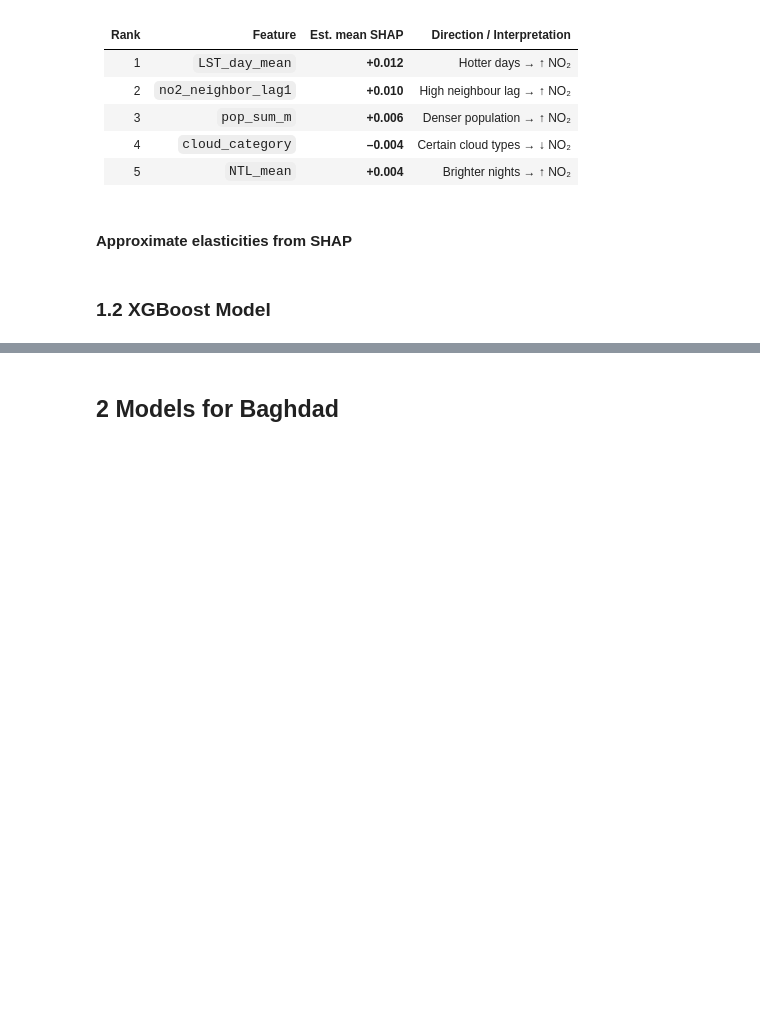
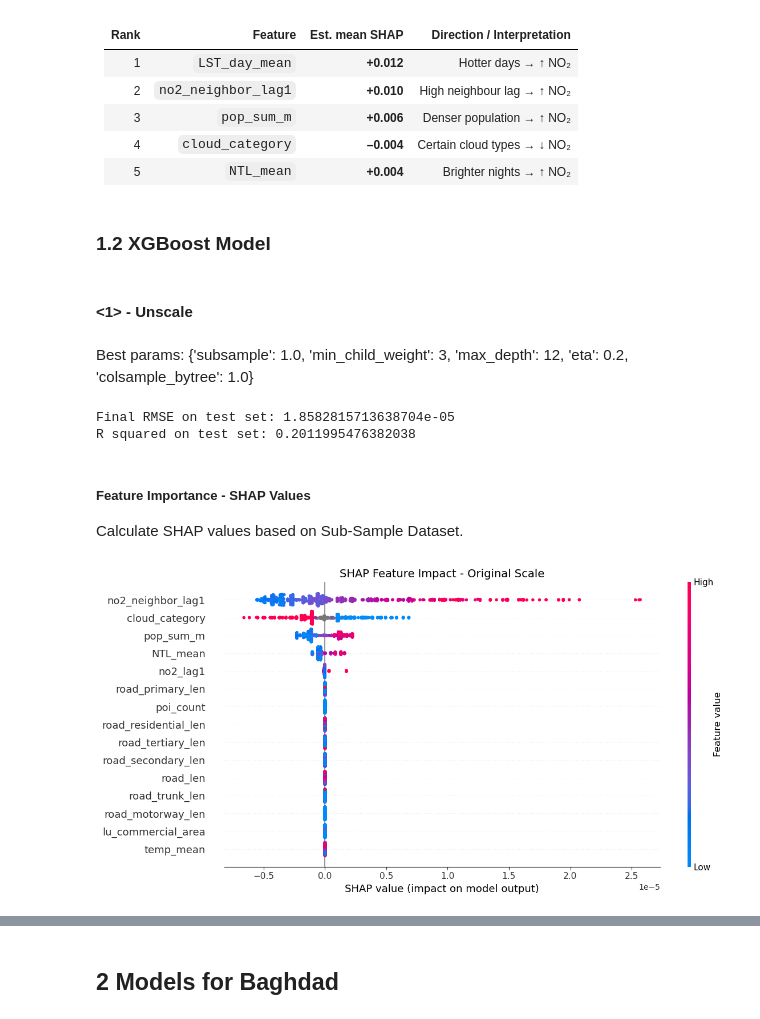
Before and after one commit to yixuan228/air-pollution-mobility-research-project, a Jupyter notebook: notebooks/4_air_pollution_model.ipynb, the cells around one changed output, grey strips where cells are left out. Cells and saved outputs as stored; diff of their text form; code cells hidden in the pictures; blank space fills up the shorter version.

```diff
--- a/notebooks/4_air_pollution_model.ipynb
+++ b/notebooks/4_air_pollution_model.ipynb
@@ -368,5 +457,3 @@ shap.summary_plot(shap_values, X_test_sample, max_display=15)
 | 3    | `pop_sum_m`         |     **+0.006** | Denser population → ↑ NO₂   |
 | 4    | `cloud_category`    |     **–0.004** | Certain cloud types → ↓ NO₂ |
 | 5    | `NTL_mean`          |     **+0.004** | Brighter nights → ↑ NO₂     |
-# %% [markdown]
-#### Approximate elasticities from SHAP
@@ -569,2 +466,6 @@ from sklearn.metrics import root_mean_squared_error, r2_score
 from analysis import plot_xgb_training_curve
 from analysis import plot_xgb_feature_importance
+# %% [markdown]
+#### <1> - Unscale
+# %% [markdown]
+Best params: {'subsample': 1.0, 'min_child_weight': 3, 'max_depth': 12, 'eta': 0.2, 'colsample_bytree': 1.0}
@@ -570,0 +541,74 @@ from analysis import plot_xgb_feature_importance
+# %%
+# =================TEMP ONLY BEST====================
+# Create DMatrix with real feature names
+dtrain = xgb.DMatrix(X_train, label=y_train, feature_names=features)
+dtest = xgb.DMatrix(X_test, label=y_test, feature_names=features)
+
+evals = [(dtrain, "train"), (dtest, "eval")]
+
+# Hyperparameters
+num_round = 300
+n_iter_search = 200     # Number of parameter combinations to sample
+
+evals_result = {}
+
+xgb_params = {
+        "objective": "reg:squarederror",
+        "eval_metric": "rmse",
+        'subsample': 1.0, 'min_child_weight': 3, 'max_depth': 12, 'eta': 0.2, 'colsample_bytree': 1.0,
+    }
+
+best_model_xgb = xgb.train(
+    params=xgb_params,
+    dtrain=dtrain,
+    num_boost_round=num_round,
+    evals=evals,
+    evals_result=evals_result,
+    verbose_eval=False  # Suppress training log to avoid too much output
+)
+
+# Predict using the best model
+y_pred = best_model_xgb.predict(dtest)
+
+from sklearn.metrics import root_mean_squared_error, r2_score
+
+rmse = root_mean_squared_error(y_test, y_pred)
+r2 = r2_score(y_test, y_pred)
+
+print("Final RMSE on test set:", rmse)
+print("R squared on test set:", r2)
+
+# Final RMSE on test set: 1.8582815713638704e-05
+# R squared on test set: 0.2011995476382038
+# %% [output]
+Final RMSE on test set: 1.8582815713638704e-05
+R squared on test set: 0.2011995476382038
+# %% [markdown]
+##### Feature Importance - SHAP Values
+
+Calculate SHAP values based on Sub-Sample Dataset.
+# %%
+
+import pandas as pd
+import numpy as np
+import matplotlib.pyplot as plt
+from sklearn.pipeline import Pipeline
+
+# Construct DataFrames for training and testing sets
+X_df        = pd.DataFrame(X_train, columns=features)
+X_test_df   = pd.DataFrame(X_test, columns=X_df.columns)
+
+X_bg            = X_df.sample(n=min(1000, len(X_df)), random_state=42)
+X_test_sample   = X_test_df.sample(n=min(1000, len(X_test_df)), random_state=42)
+
+# Visualize SHAP values on sampled data
+explainer, shap_exp = explain_shap_xgb(
+    best_model_xgb,
+    X_bg,
+    X_test_sample,
+    max_display=15,
+    clip_range=(-1, 1),
+    plot_title="SHAP Feature Impact - Original Scale"
+)
+# %% [output]
+[figure, added]
```
Also changed, not shown: parts of 130 cells of this notebook, 1 other file.
